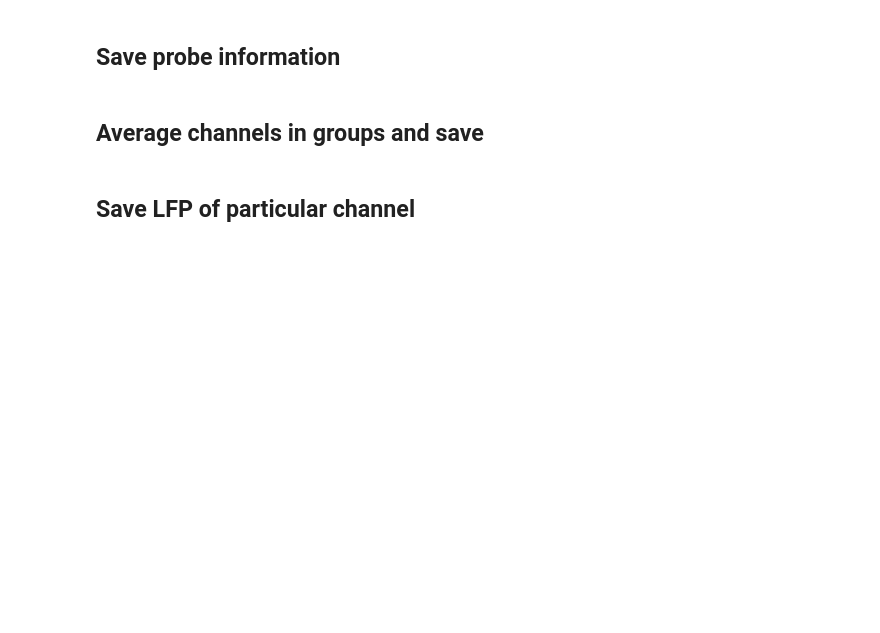
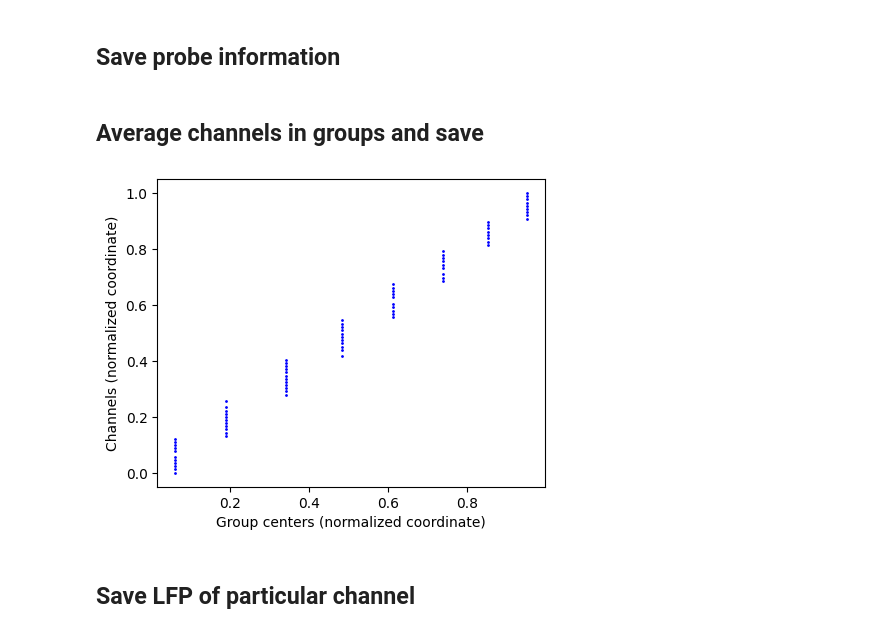
Before and after one commit to chenziao/Analyzing_Allen_Visual_Coding_Neuropixels_Dataset, a Jupyter notebook: Choose_Visual_Data.ipynb, the cells around one changed output. Saved outputs shown, nothing was run; the diff lists cells and outputs as text; code cells hidden in the pictures; blank space fills up the shorter version.

```diff
--- a/Choose_Visual_Data.ipynb
+++ b/Choose_Visual_Data.ipynb
@@ -195,3 +198,5 @@ with open(info_file, 'w') as f:
+# %%
+fig_disp = figure_display_function(config, session_id=session_id, ecephys_structure_acronym=ecephys_structure_acronym)
 # %% [markdown]
 ## Average channels in groups and save
 # %%
@@ -202,36 +207,39 @@ if not os.path.isdir(probe_dir):
 filepath = os.path.join(probe_dir, f'{ecephys_structure_acronym:s}_lfp_channel_groups.nc')
 channel_groups_exists = os.path.isfile(filepath)
 # %%
-if not channel_groups_exists:
-    import xarray as xr
-    import matplotlib.pyplot as plt
-    import sklearn as sk
-    from sklearn import manifold, cluster
+import xarray as xr
+import matplotlib.pyplot as plt
+import sklearn as sk
+from sklearn import manifold, cluster
 
-    channel_coord = channels[ccf_coords].values
+channel_coord = channels[ccf_coords].values
 
-    # reduce dimension to one
-    method = 'ltsa' # 'standard' 'hessian' 'ltsa' 'modified'
-    lle = manifold.LocallyLinearEmbedding(n_components=1, n_neighbors=6, method=method)
-    probe_coord = lle.fit_transform(channel_coord) # 1D coordinate of channels
+# reduce dimension to one
+method = 'ltsa' # 'standard' 'hessian' 'ltsa' 'modified'
+lle = manifold.LocallyLinearEmbedding(n_components=1, n_neighbors=6, method=method)
+probe_coord = lle.fit_transform(channel_coord) # 1D coordinate of channels
 
-    # find number of clusters in the channels
-    probe_coord = sk.preprocessing.MinMaxScaler().fit_transform(probe_coord)
-    kmeans = cluster.KMeans(2, n_init='auto')
-    jumps = kmeans.fit_predict(np.diff(np.sort(probe_coord, axis=0), axis=0))
-    n_group = np.sum(jumps == np.argmax(kmeans.cluster_centers_.ravel())) + 1
+# find number of clusters in the channels
+probe_coord = sk.preprocessing.MinMaxScaler().fit_transform(probe_coord)
+kmeans = cluster.KMeans(2, n_init='auto')
+jumps = kmeans.fit_predict(np.diff(np.sort(probe_coord, axis=0), axis=0))
+n_group = np.sum(jumps == np.argmax(kmeans.cluster_centers_.ravel())) + 1
 
-    # divide channels into groups
-    kmeans = cluster.KMeans(n_group, n_init='auto')
-    channel_group = kmeans.fit_predict(probe_coord)
-    group_centers = kmeans.cluster_centers_.ravel()
-    group_sort_id = np.argsort(group_centers)
+# divide channels into groups
+kmeans = cluster.KMeans(n_group, n_init='auto')
+channel_group = kmeans.fit_predict(probe_coord)
+group_centers = kmeans.cluster_centers_.ravel()
+group_sort_id = np.argsort(group_centers)
 
-    # visualize channel groups
-    plt.figure(figsize=(5, 4))
-    for g, x in zip(channel_group, probe_coord.ravel()):
-        plt.plot(group_centers[g], x, 'b.', markersize=2)
-    plt.show()
+# visualize channel groups
+plt.figure(figsize=(5, 4))
+for g, x in zip(channel_group, probe_coord.ravel()):
+    plt.plot(group_centers[g], x, 'b.', markersize=2)
+plt.xlabel('Group centers (normalized coordinate)')
+plt.ylabel('Channels (normalized coordinate)')
+fig_disp('channel_group_centers')
+# %% [output]
+[figure, added]
 # %%
 if not channel_groups_exists:
     # Load LFP given probe
```
Also changed, not shown: parts of 3 cells of this notebook, 6 other files.
